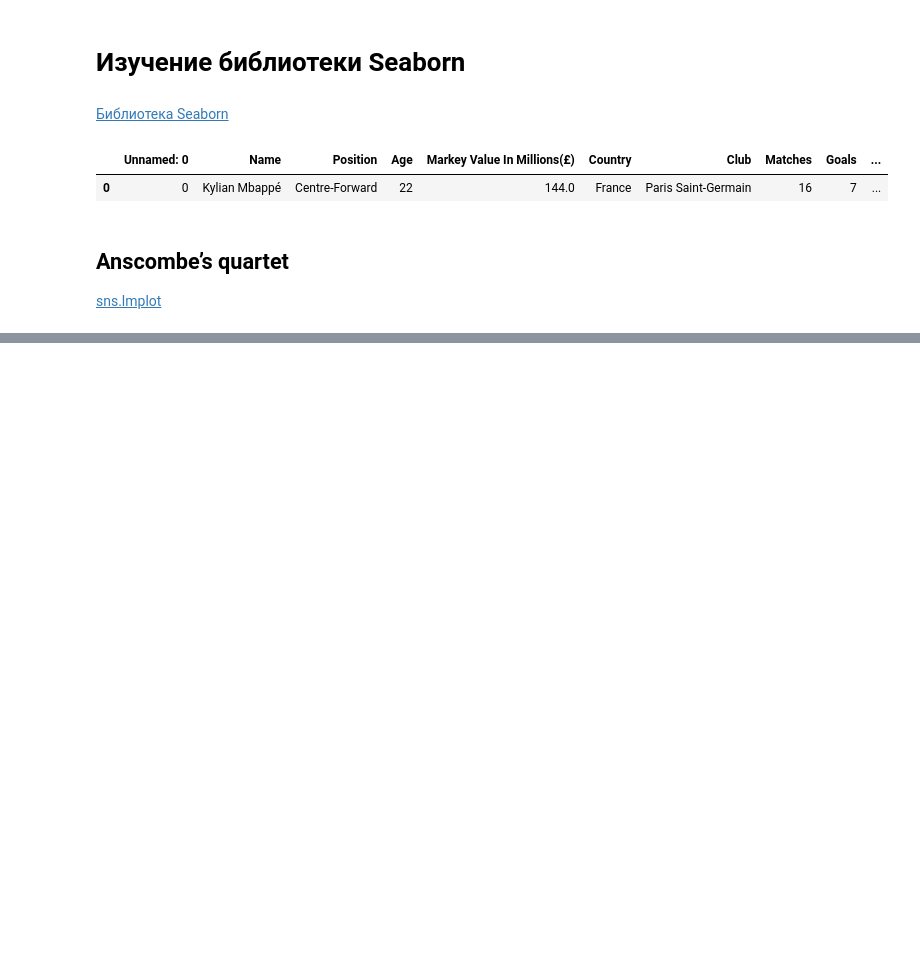
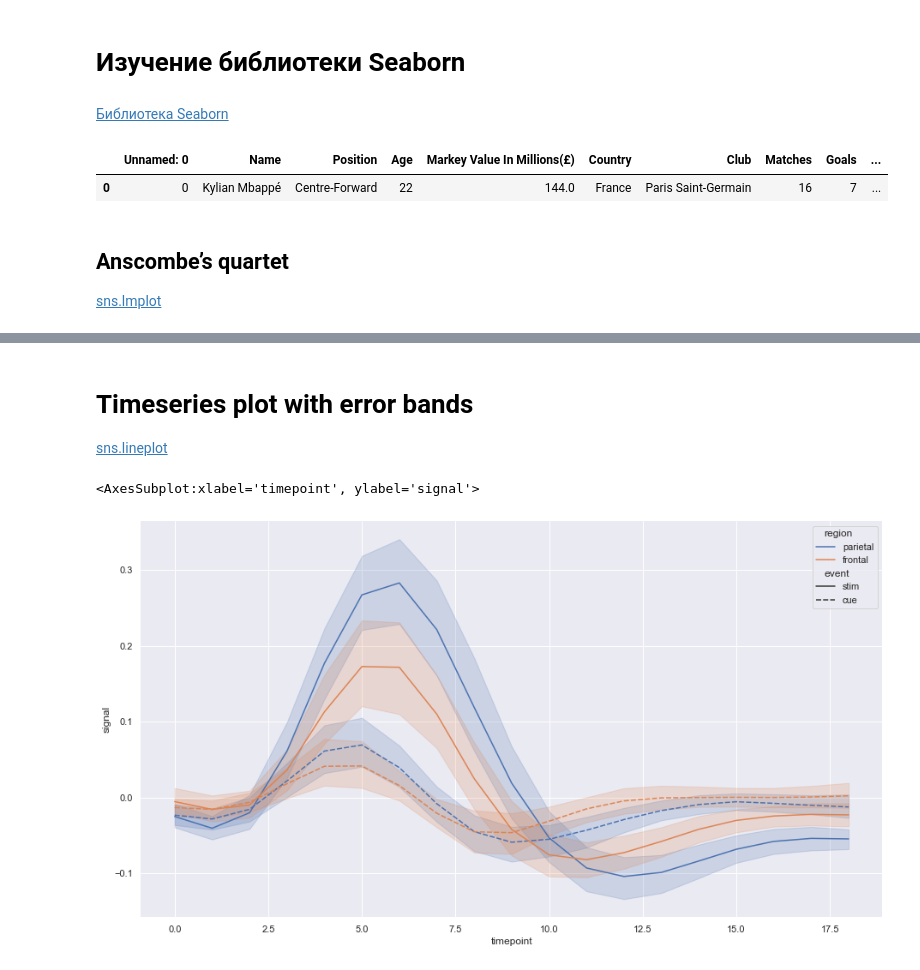
Before and after one commit to l-aleksashka-l/ML, a Jupyter notebook: Stepik/Seaborn.ipynb, the cells around one changed output, grey strips where cells are left out. Saved outputs shown, nothing was run; the diff lists cells and outputs as text; code cells hidden in the pictures; blank space fills up the shorter version.

```diff
--- a/Stepik/Seaborn.ipynb
+++ b/Stepik/Seaborn.ipynb
@@ -19,6 +20,14 @@ players.head(1)
 # %%
 df = sns.load_dataset("anscombe")
 diamonds = sns.load_dataset("diamonds")
+fmri = sns.load_dataset("fmri")
+penguin = sns.load_dataset("penguins")
+dots = sns.load_dataset("dots")
+tips = sns.load_dataset("tips")
+dfe = sns.load_dataset("brain_networks", header=[0, 1, 2], index_col=0)
+planets = sns.load_dataset("planets")
+flights_wide = sns.load_dataset("flights").pivot("year", "month", "passengers")
+geyser = sns.load_dataset("geyser")
 # %%
 players = players.rename(columns={'Unnamed: 0':'Index', 'Markey Value In Millions(£)':'Price'})
 # %%
@@ -53,0 +85,13 @@ sns.scatterplot(x="carat", y="price",
+# %% [markdown]
+# Timeseries plot with error bands
+[sns.lineplot](https://seaborn.pydata.org/generated/seaborn.lineplot.html#seaborn.lineplot)
+# %%
+sns.set_theme(style="darkgrid")
+f, ax = plt.subplots(figsize=(15.5, 8.5))
+sns.despine(f, left=True, bottom=True)
+sns.lineplot(x="timepoint", y="signal",
+             hue="region", style="event",
+             data=fmri)
+# %% [output]
+<AxesSubplot:xlabel='timepoint', ylabel='signal'>
+[figure, added]
```
Also changed, not shown: parts of 77 cells of this notebook.
